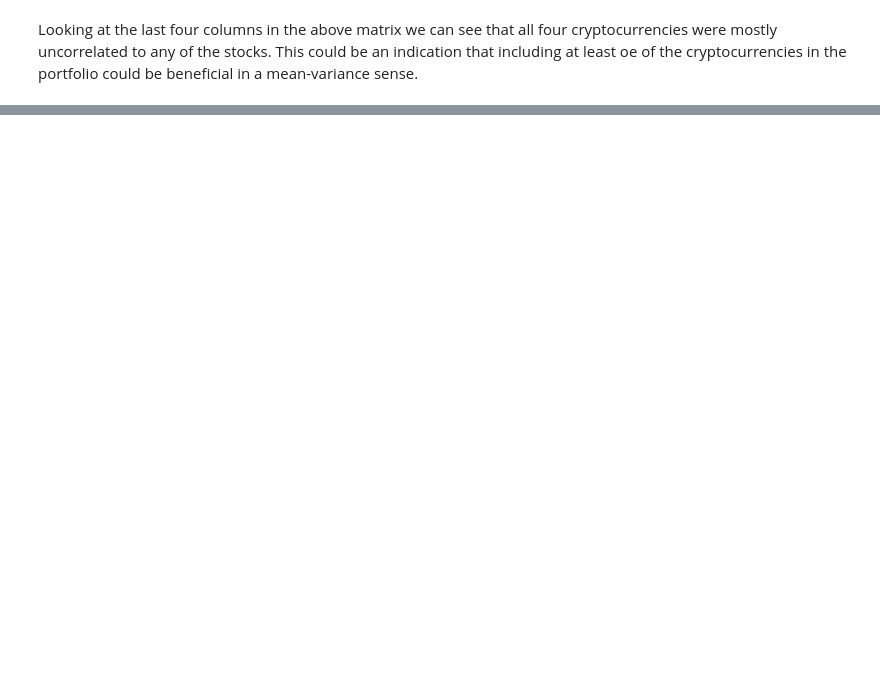
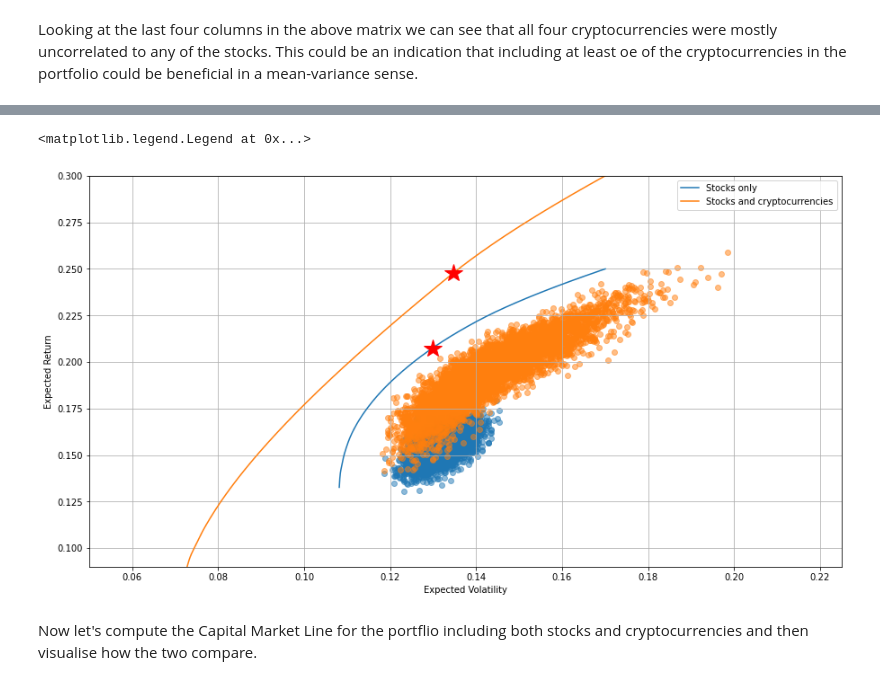
Before and after one commit to JoBe10/Mean_Variance_Portfolio_Optimisation, a Jupyter notebook: Efficient_Frontiers.ipynb, the cells around one changed output, grey strips where cells are left out. Saved outputs shown, nothing was run; the diff lists cells and outputs as text; code cells hidden in the pictures; blank space fills up the shorter version.

```diff
--- a/Efficient_Frontiers.ipynb
+++ b/Efficient_Frontiers.ipynb
@@ -651,0 +774,3 @@ Looking at the last four columns in the above matrix we can see that all four cr
+# %%
+# Obtain the target returns and volatilities based on 50 target returns for the combined portfolio
+combined_target_rs, combined_target_stds = combined_efficient_frontier(0.0, 0.35, 50)
@@ -651,0 +780,15 @@ Looking at the last four columns in the above matrix we can see that all four cr
+# %%
+# Select the index of the absolute minimum variance portfolio
+combined_min_var = np.argmin(combined_target_stds)
+extended_min_var = np.argmin(extended_target_stds)
+
+# Select expected volatilities for the stocks on the efficient frontier
+combined_ex_stds = combined_target_stds[combined_min_var:]
+extended_ex_stds = extended_target_stds[extended_min_var:]
+
+# Select expected returns for the stocks on the efficient frontier
+combined_ex_rs = combined_target_rs[combined_min_var:]
+extended_ex_rs = extended_target_rs[extended_min_var:]
+# %%
+# Interpolate the B-spline representation of the data points for the combined portflio
+combined_tck = sci.splrep(combined_ex_stds, combined_ex_rs)
@@ -651,0 +798,7 @@ Looking at the last four columns in the above matrix we can see that all four cr
+# %%
+# Obtain coordinates to be used for plotting the B-spline interpolation of the efficient frontier of the combined
+# portfolio
+combined_x_lower = min(combined_ex_stds)
+combined_x_upper = max(combined_ex_stds)
+combined_x_range = np.linspace(combined_x_lower, combined_x_upper, 500)
+combined_bspline = sci.splev(combined_x_range, combined_tck)
@@ -651,0 +812,24 @@ Looking at the last four columns in the above matrix we can see that all four cr
+# %%
+# Plot the B-spline interpolation of the efficient frontier
+plt.figure(figsize=(15, 8))
+plt.scatter(ptf_stds, ptf_rs, marker='o', alpha=0.5) # Random portfolios with stocks only
+plt.scatter(combined_ptf_stds, combined_ptf_rs, marker='o', alpha=0.5) # Random
+# portfolios with stocks and cryptos
+plt.plot(x_range, bspline, label='Stocks only') # Efficient frontier with only stocks
+plt.plot(combined_x_range, combined_bspline, label='Stocks and cryptocurrencies') # Efficient frontier with stocks and
+# cryptos
+plt.plot(ptf_stats(opts['x'])[1], ptf_stats(opts['x'])[0], 'r*', markersize=20.0) # Maximum Sharpe ratio portflio
+# with stocks only
+plt.plot(combined_ptf_stats(combined_opts['x'])[1], combined_ptf_stats(combined_opts['x'])[0], 'r*', markersize=20.0)
+# Maximum Sharpe ratio portfolio with stocks and cryptos
+plt.grid(True)
+plt.xlabel('Expected Volatility')
+plt.ylabel('Expected Return')
+plt.xlim(0.05, 0.225)
+plt.ylim(0.09, 0.3)
+plt.legend()
+# %% [output]
+<matplotlib.legend.Legend at 0x...>
+[figure, added]
+# %% [markdown]
+Now let's compute the Capital Market Line for the portflio including both stocks and cryptocurrencies and then visualise how the two compare.
```
Also changed, not shown: parts of 56 cells of this notebook.
